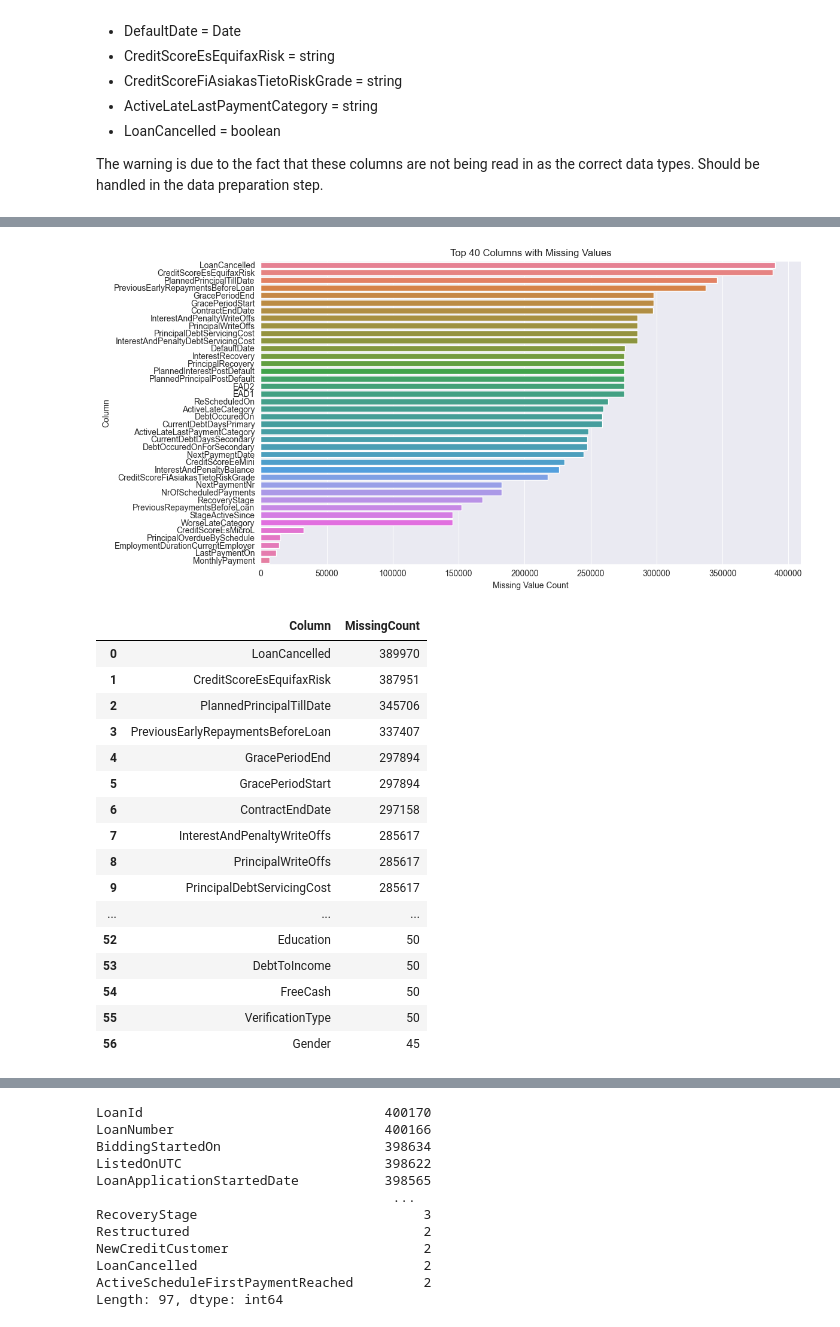
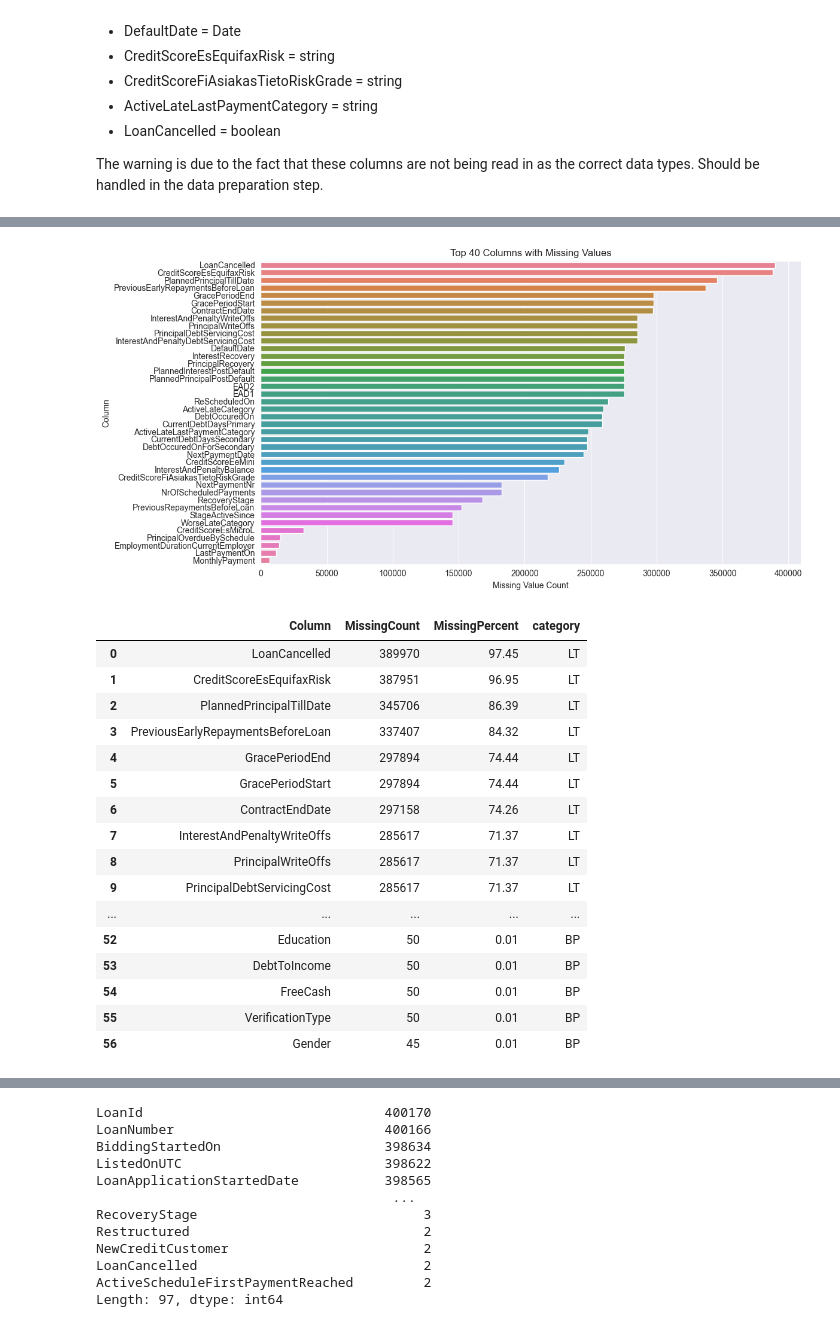
Before and after one commit to Thomas-mp4/p2p-credit-risk, a Jupyter notebook: 01_data_understanding.ipynb, the cells around one changed output, grey strips where cells are left out. Drawn from its saved outputs; the diff is of its cells as text; code cells hidden in the pictures.

```diff
--- a/01_data_understanding.ipynb
+++ b/01_data_understanding.ipynb
@@ -86,45 +86,77 @@ memory usage: 288.1+ MB
 # %%
 # Check for missing values across all columns
 missing_values = df.isnull().sum().sort_values(ascending=False)
 missing_values = missing_values[missing_values > 0]
 
 # Create a DataFrame from the Series
 missing_df = missing_values.reset_index()
 missing_df.columns = ['Column', 'MissingCount']
+
+total_rows = len(df)
+missing_df['MissingPercent'] = (100 * missing_df['MissingCount'] / total_rows).round(2)
+
+bp_cols = {
+    "NewCreditCustomer",
+    "VerificationType",
+    "LanguageCode",
+    "Age",
+    "Gender",
+    "Country",
+    "Education",
+    "EmploymentDurationCurrentEmployer",
+    "OccupationArea",
+    "HomeOwnershipType",
+    "IncomeFromPrincipalEmployer",
+    "IncomeFromPension",
+    "IncomeFromFamilyAllowance",
+    "IncomeFromSocialWelfare",
+    "IncomeFromLeavePay",
+    "IncomeFromChildSupport",
+    "IncomeOther",
+    "IncomeTotal",
+    "ExistingLiabilities",
+    "LiabilitiesTotal",
+    "RefinanceLiabilities",
+    "DebtToIncome",
+    "FreeCash"
+}
+missing_df["category"] = missing_df["Column"].apply(
+    lambda col: "BP" if col in bp_cols else "LT"
+)
 
 # Plot the missing values
 plt.figure(figsize=(12, 6))
 sns.barplot(
     data=missing_df.head(40),
     x='MissingCount',
     y='Column',
     hue='Column',
     legend=False,
 )
 plt.title("Top 40 Columns with Missing Values")
 plt.xlabel("Missing Value Count")
 plt.ylabel("Column")
 plt.tight_layout()
 plt.show()
 
 # Display the DataFrame of missing values
 missing_df
 # %% [output]
 [figure]
-|  | Column | MissingCount |
-| 0 | LoanCancelled | 389970 |
-| 1 | CreditScoreEsEquifaxRisk | 387951 |
-| 2 | PlannedPrincipalTillDate | 345706 |
-| 3 | PreviousEarlyRepaymentsBeforeLoan | 337407 |
-| 4 | GracePeriodEnd | 297894 |
-| 5 | GracePeriodStart | 297894 |
-| 6 | ContractEndDate | 297158 |
-| 7 | InterestAndPenaltyWriteOffs | 285617 |
-| 8 | PrincipalWriteOffs | 285617 |
-| 9 | PrincipalDebtServicingCost | 285617 |
-| ... | ... | ... |
-| 52 | Education | 50 |
-| 53 | DebtToIncome | 50 |
-| 54 | FreeCash | 50 |
-| 55 | VerificationType | 50 |
-| 56 | Gender | 45 |
+|  | Column | MissingCount | MissingPercent | category |
+| 0 | LoanCancelled | 389970 | 97.45 | LT |
+| 1 | CreditScoreEsEquifaxRisk | 387951 | 96.95 | LT |
+| 2 | PlannedPrincipalTillDate | 345706 | 86.39 | LT |
+| 3 | PreviousEarlyRepaymentsBeforeLoan | 337407 | 84.32 | LT |
+| 4 | GracePeriodEnd | 297894 | 74.44 | LT |
+| 5 | GracePeriodStart | 297894 | 74.44 | LT |
+| 6 | ContractEndDate | 297158 | 74.26 | LT |
+| 7 | InterestAndPenaltyWriteOffs | 285617 | 71.37 | LT |
+| 8 | PrincipalWriteOffs | 285617 | 71.37 | LT |
+| 9 | PrincipalDebtServicingCost | 285617 | 71.37 | LT |
+| ... | ... | ... | ... | ... |
+| 52 | Education | 50 | 0.01 | BP |
+| 53 | DebtToIncome | 50 | 0.01 | BP |
+| 54 | FreeCash | 50 | 0.01 | BP |
+| 55 | VerificationType | 50 | 0.01 | BP |
+| 56 | Gender | 45 | 0.01 | BP |
```
Also changed, not shown: parts of 8 cells of this notebook.
